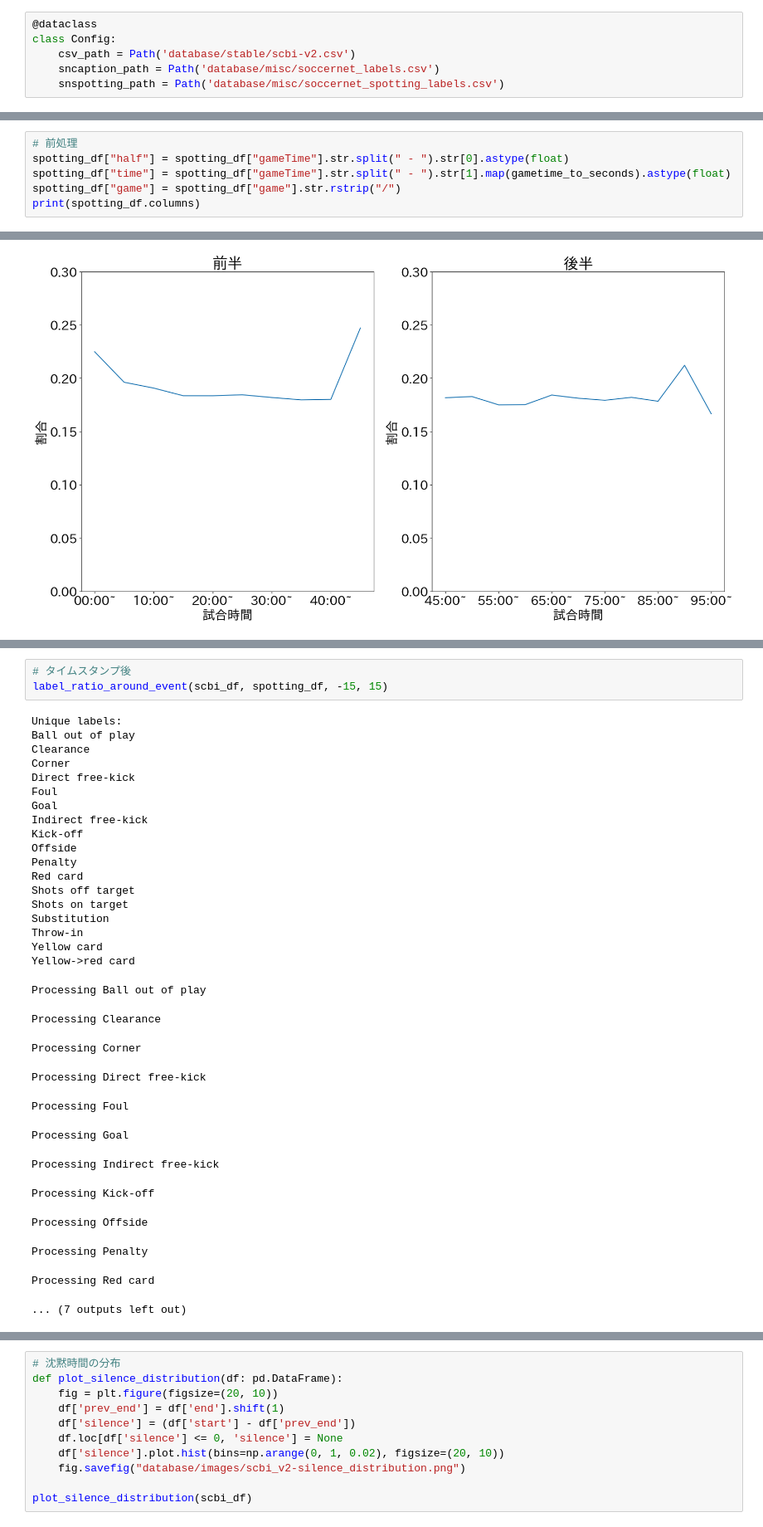
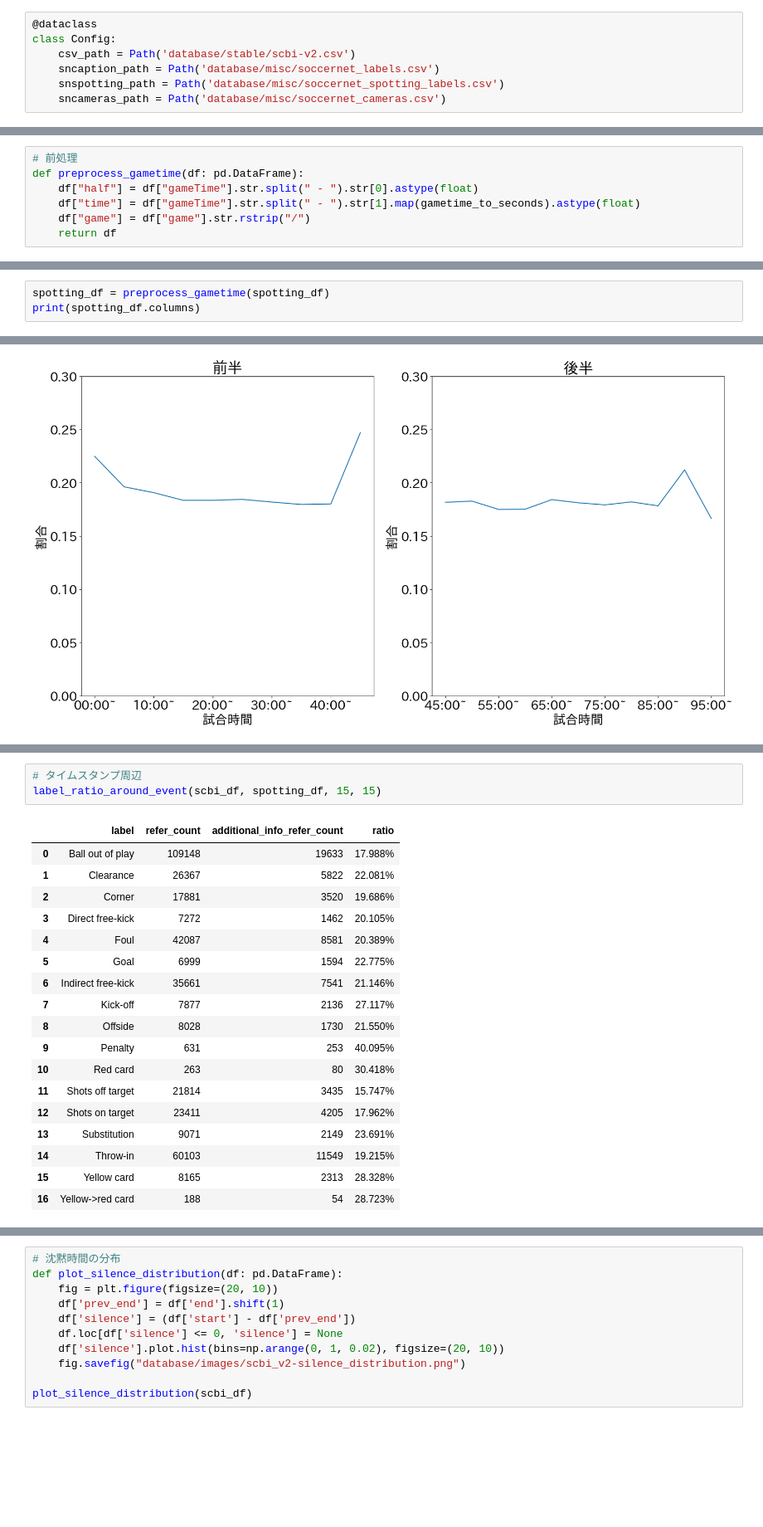
Before and after one commit to zaemon1251-hesty/soccer-bg-script, a Jupyter notebook: notebook/explore_scbi-v2.ipynb, the cells around one changed output, grey strips where cells are left out. Shown at 83% size. Cells and saved outputs as stored; diff of their text form; blank space fills up the shorter version.

Commit message:
fix: efficient alignment for analyzing scbi commentary

```diff
--- a/notebook/explore_scbi-v2.ipynb
+++ b/notebook/explore_scbi-v2.ipynb
@@ -30,6 +32,7 @@ class Config:
     csv_path = Path('database/stable/scbi-v2.csv')
     sncaption_path = Path('database/misc/soccernet_labels.csv')
     snspotting_path = Path('database/misc/soccernet_spotting_labels.csv')
+    sncameras_path = Path('database/misc/soccernet_cameras.csv')
 # %%
 scbi_df = pd.read_csv(Config.csv_path)
 sncaption_df = pd.read_csv(Config.sncaption_path)
@@ -37,3 +41,10 @@ spotting_df = pd.read_csv(Config.snspotting_path)
+# %%
+# 前処理
+def preprocess_gametime(df: pd.DataFrame):
+    df["half"] = df["gameTime"].str.split(" - ").str[0].astype(float)
+    df["time"] = df["gameTime"].str.split(" - ").str[1].map(gametime_to_seconds).astype(float)
+    df["game"] = df["game"].str.rstrip("/")
+    return df
 # %%
 scbi_df.columns
 # %% [output]
@@ -41,9 +52,3 @@ Index(['id', 'game', 'half', 'start', 'end', 'text', '小分類', '備考', '付
        'language', 'speaker', 'src_text', 'league', 'season', 'date',
        'kickoff_time', 'home_team', 'home_score', 'away_score', 'away_team'],
       dtype='object')
-# %%
-# 前処理
-spotting_df["half"] = spotting_df["gameTime"].str.split(" - ").str[0].astype(float)
-spotting_df["time"] = spotting_df["gameTime"].str.split(" - ").str[1].map(gametime_to_seconds).astype(float)
-spotting_df["game"] = spotting_df["game"].str.rstrip("/")
-print(spotting_df.columns)
@@ -74,0 +55,3 @@ spotting_df[["game", "half", "time", "gameTime", "label"]].head().to_dict()
+# %%
+spotting_df = preprocess_gametime(spotting_df)
+print(spotting_df.columns)
@@ -376,34 +449,22 @@ Processing Red card
 # %%
-# タイムスタンプ後
-label_ratio_around_event(scbi_df, spotting_df, -15, 15)
+# タイムスタンプ周辺
+label_ratio_around_event(scbi_df, spotting_df, 15, 15)
 # %% [output]
-Unique labels:
-Ball out of play
-Clearance
-Corner
-Direct free-kick
-Foul
-Goal
-Indirect free-kick
-Kick-off
-Offside
-Penalty
-Red card
-Shots off target
-Shots on target
-Substitution
-Throw-in
-Yellow card
-Yellow->red card
-Processing Ball out of play
-Processing Clearance
-Processing Corner
-Processing Direct free-kick
-Processing Foul
-Processing Goal
-Processing Indirect free-kick
-Processing Kick-off
-Processing Offside
-Processing Penalty
-Processing Red card
-... (7 outputs left out)
+|  | label | refer_count | additional_info_refer_count | ratio |
+| 0 | Ball out of play | 109148 | 19633 | 17.988% |
+| 1 | Clearance | 26367 | 5822 | 22.081% |
+| 2 | Corner | 17881 | 3520 | 19.686% |
+| 3 | Direct free-kick | 7272 | 1462 | 20.105% |
+| 4 | Foul | 42087 | 8581 | 20.389% |
+| 5 | Goal | 6999 | 1594 | 22.775% |
+| 6 | Indirect free-kick | 35661 | 7541 | 21.146% |
+| 7 | Kick-off | 7877 | 2136 | 27.117% |
+| 8 | Offside | 8028 | 1730 | 21.550% |
+| 9 | Penalty | 631 | 253 | 40.095% |
+| 10 | Red card | 263 | 80 | 30.418% |
+| 11 | Shots off target | 21814 | 3435 | 15.747% |
+| 12 | Shots on target | 23411 | 4205 | 17.962% |
+| 13 | Substitution | 9071 | 2149 | 23.691% |
+| 14 | Throw-in | 60103 | 11549 | 19.215% |
+| 15 | Yellow card | 8165 | 2313 | 28.328% |
+| 16 | Yellow->red card | 188 | 54 | 28.723% |
```
Also changed, not shown: parts of 21 cells of this notebook, 12 other files.
